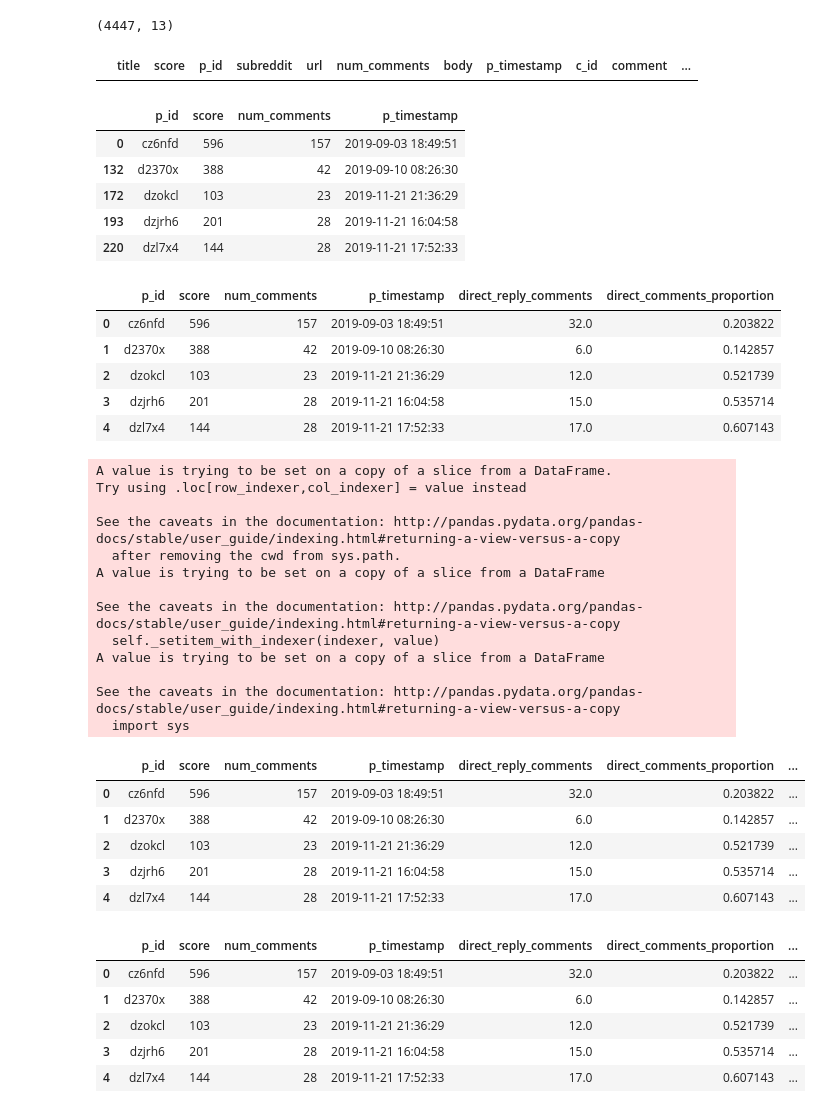
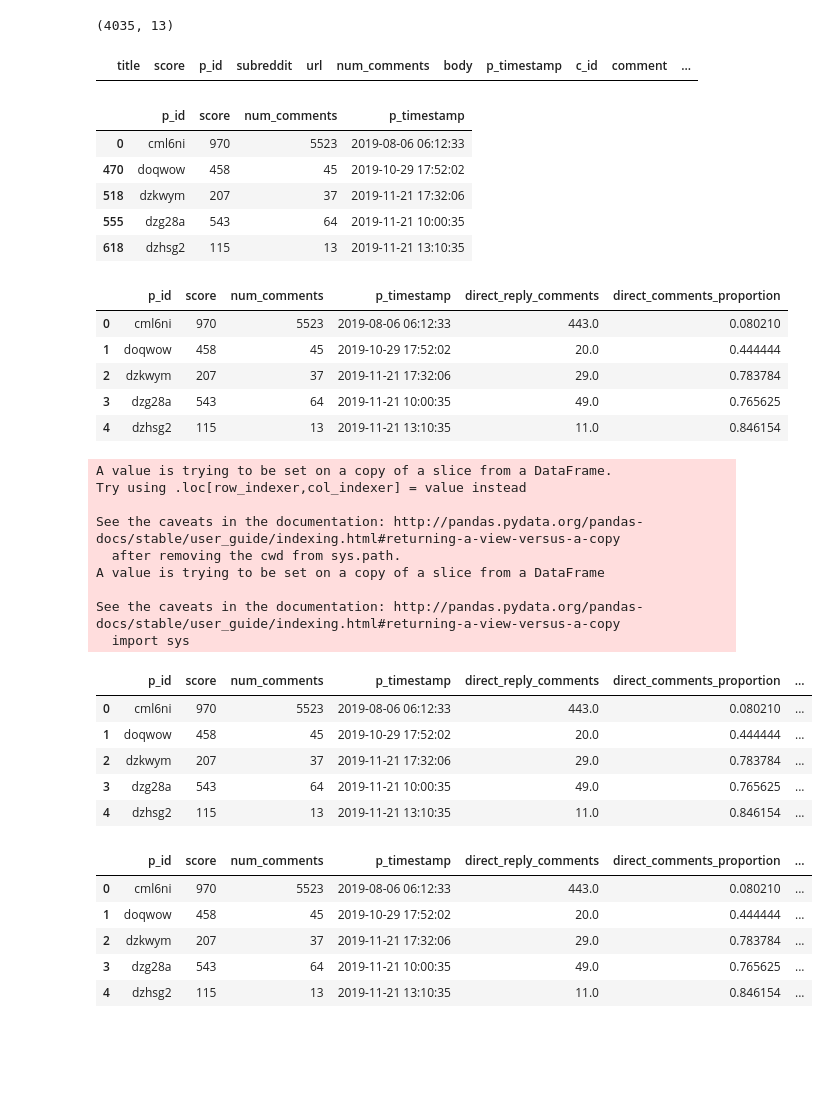
Before and after one commit to palakh/Text-Analytics-Project-Suicide-and-Depression-, a Jupyter notebook: Frequencies_and_Sentiments.ipynb, the cells around one changed output. Drawn from its saved outputs; the diff is of its cells as text; code cells hidden in the pictures; blank space fills up the shorter version.

```diff
--- a/Frequencies_and_Sentiments.ipynb
+++ b/Frequencies_and_Sentiments.ipynb
@@ -9,22 +9,22 @@ from nltk.sentiment.vader import SentimentIntensityAnalyzer
 import datetime
 import matplotlib.pyplot as plt
 # %%
-df_depression = pd.read_csv('suicidewatch_posts.csv')
+df_depression = pd.read_csv('depression_posts_scraped.csv')
 print(df_depression.shape)
 df_depression.head(0)
 # %% [output]
-(4447, 13)
+(4035, 13)
 |  | title | score | p_id | subreddit | url | num_comments | body | p_timestamp | c_id | comment | ... |
 # %%
 df_depression_post = df_depression[['p_id', 'score', 'num_comments', 'p_timestamp']].drop_duplicates(keep='first')
 df_depression_post.head()
 # %% [output]
 |  | p_id | score | num_comments | p_timestamp |
-| 0 | cz6nfd | 596 | 157 | 2019-09-03 18:49:51 |
-| 132 | d2370x | 388 | 42 | 2019-09-10 08:26:30 |
-| 172 | dzokcl | 103 | 23 | 2019-11-21 21:36:29 |
-| 193 | dzjrh6 | 201 | 28 | 2019-11-21 16:04:58 |
-| 220 | dzl7x4 | 144 | 28 | 2019-11-21 17:52:33 |
+| 0 | cml6ni | 970 | 5523 | 2019-08-06 06:12:33 |
+| 470 | doqwow | 458 | 45 | 2019-10-29 17:52:02 |
+| 518 | dzkwym | 207 | 37 | 2019-11-21 17:32:06 |
+| 555 | dzg28a | 543 | 64 | 2019-11-21 10:00:35 |
+| 618 | dzhsg2 | 115 | 13 | 2019-11-21 13:10:35 |
 # %%
 df_depression_post_direct_reply = df_depression[df_depression['Post_Reply']=='Y'].groupby('p_id')['num_comments'].count()
 df_depression_post_direct_reply = df_depression_post_direct_reply.to_frame().rename(columns={'num_comments': 'direct_reply_comments'})
@@ -36,11 +36,11 @@ df_depression_post['direct_comments_proportion'] = df_depression_post['direct_co
 df_depression_post.head()
 # %% [output]
 |  | p_id | score | num_comments | p_timestamp | direct_reply_comments | direct_comments_proportion |
-| 0 | cz6nfd | 596 | 157 | 2019-09-03 18:49:51 | 32.0 | 0.203822 |
-| 1 | d2370x | 388 | 42 | 2019-09-10 08:26:30 | 6.0 | 0.142857 |
-| 2 | dzokcl | 103 | 23 | 2019-11-21 21:36:29 | 12.0 | 0.521739 |
-| 3 | dzjrh6 | 201 | 28 | 2019-11-21 16:04:58 | 15.0 | 0.535714 |
-| 4 | dzl7x4 | 144 | 28 | 2019-11-21 17:52:33 | 17.0 | 0.607143 |
+| 0 | cml6ni | 970 | 5523 | 2019-08-06 06:12:33 | 443.0 | 0.080210 |
+| 1 | doqwow | 458 | 45 | 2019-10-29 17:52:02 | 20.0 | 0.444444 |
+| 2 | dzkwym | 207 | 37 | 2019-11-21 17:32:06 | 29.0 | 0.783784 |
+| 3 | dzg28a | 543 | 64 | 2019-11-21 10:00:35 | 49.0 | 0.765625 |
+| 4 | dzhsg2 | 115 | 13 | 2019-11-21 13:10:35 | 11.0 | 0.846154 |
 # %%
 def calc_minutes(s):
     try:
@@ -80,17 +80,13 @@ See the caveats in the documentation: http://pandas.pydata.org/pandas-docs/stabl
 A value is trying to be set on a copy of a slice from a DataFrame
 
 See the caveats in the documentation: http://pandas.pydata.org/pandas-docs/stable/user_guide/indexing.html#returning-a-view-versus-a-copy
-  self._setitem_with_indexer(indexer, value)
-A value is trying to be set on a copy of a slice from a DataFrame
-
-See the caveats in the documentation: http://pandas.pydata.org/pandas-docs/stable/user_guide/indexing.html#returning-a-view-versus-a-copy
   import sys
 |  | p_id | score | num_comments | p_timestamp | direct_reply_comments | direct_comments_proportion | ... |
-| 0 | cz6nfd | 596 | 157 | 2019-09-03 18:49:51 | 32.0 | 0.203822 | ... |
-| 1 | d2370x | 388 | 42 | 2019-09-10 08:26:30 | 6.0 | 0.142857 | ... |
-| 2 | dzokcl | 103 | 23 | 2019-11-21 21:36:29 | 12.0 | 0.521739 | ... |
-| 3 | dzjrh6 | 201 | 28 | 2019-11-21 16:04:58 | 15.0 | 0.535714 | ... |
-| 4 | dzl7x4 | 144 | 28 | 2019-11-21 17:52:33 | 17.0 | 0.607143 | ... |
+| 0 | cml6ni | 970 | 5523 | 2019-08-06 06:12:33 | 443.0 | 0.080210 | ... |
+| 1 | doqwow | 458 | 45 | 2019-10-29 17:52:02 | 20.0 | 0.444444 | ... |
+| 2 | dzkwym | 207 | 37 | 2019-11-21 17:32:06 | 29.0 | 0.783784 | ... |
+| 3 | dzg28a | 543 | 64 | 2019-11-21 10:00:35 | 49.0 | 0.765625 | ... |
+| 4 | dzhsg2 | 115 | 13 | 2019-11-21 13:10:35 | 11.0 | 0.846154 | ... |
 # %%
 sw = stopwords.words('english')
 
@@ -108,32 +104,32 @@ for i in range(len(df_depression)):
 # %%
 analyser = SentimentIntensityAnalyzer()
 
-df_depression['Sentiment Scores'] = df_depression['body_sw_p'].apply(analyser.polarity_scores)
+df_depression['Sentiment Scores'] = df_depression['body_sw'].apply(analyser.polarity_scores)
 df_depression['P_Sent_Neg'] = np.NaN
 df_depression['P_Sent_Neu'] = np.NaN
 df_depression['P_Sent_Pos'] = np.NaN
 df_depression['P_Sent_Com'] = np.NaN
 
 
 for i in range(len(df_depression)):
     df_depression['P_Sent_Neg'].iloc[i] = df_depression['Sentiment Scores'].iloc[i]['neg']
     df_depression['P_Sent_Neu'].iloc[i] = df_depression['Sentiment Scores'].iloc[i]['neu']
     df_depression['P_Sent_Pos'].iloc[i] = df_depression['Sentiment Scores'].iloc[i]['pos']
     df_depression['P_Sent_Com'].iloc[i] = df_depression['Sentiment Scores'].iloc[i]['compound']
 
 
 
 df_depression_post_sentiments = df_depression.groupby('p_id')[['P_Sent_Neg', 'P_Sent_Neu', 'P_Sent_Pos', 'P_Sent_Com']].mean()
 
 df_depression_post = pd.merge(df_depression_post, df_depression_post_sentiments, how = 'left', on = 'p_id')
 df_depression_post.head()
 # %% [output]
 |  | p_id | score | num_comments | p_timestamp | direct_reply_comments | direct_comments_proportion | ... |
-| 0 | cz6nfd | 596 | 157 | 2019-09-03 18:49:51 | 32.0 | 0.203822 | ... |
-| 1 | d2370x | 388 | 42 | 2019-09-10 08:26:30 | 6.0 | 0.142857 | ... |
-| 2 | dzokcl | 103 | 23 | 2019-11-21 21:36:29 | 12.0 | 0.521739 | ... |
-| 3 | dzjrh6 | 201 | 28 | 2019-11-21 16:04:58 | 15.0 | 0.535714 | ... |
-| 4 | dzl7x4 | 144 | 28 | 2019-11-21 17:52:33 | 17.0 | 0.607143 | ... |
+| 0 | cml6ni | 970 | 5523 | 2019-08-06 06:12:33 | 443.0 | 0.080210 | ... |
+| 1 | doqwow | 458 | 45 | 2019-10-29 17:52:02 | 20.0 | 0.444444 | ... |
+| 2 | dzkwym | 207 | 37 | 2019-11-21 17:32:06 | 29.0 | 0.783784 | ... |
+| 3 | dzg28a | 543 | 64 | 2019-11-21 10:00:35 | 49.0 | 0.765625 | ... |
+| 4 | dzhsg2 | 115 | 13 | 2019-11-21 13:10:35 | 11.0 | 0.846154 | ... |
 # %%
 df_depression['comment'] = df_depression['comment'].astype(str).str.replace('\n', '').str.replace('\\', '')
 
```
Also changed, not shown: parts of 8 cells of this notebook, 4 other files.
